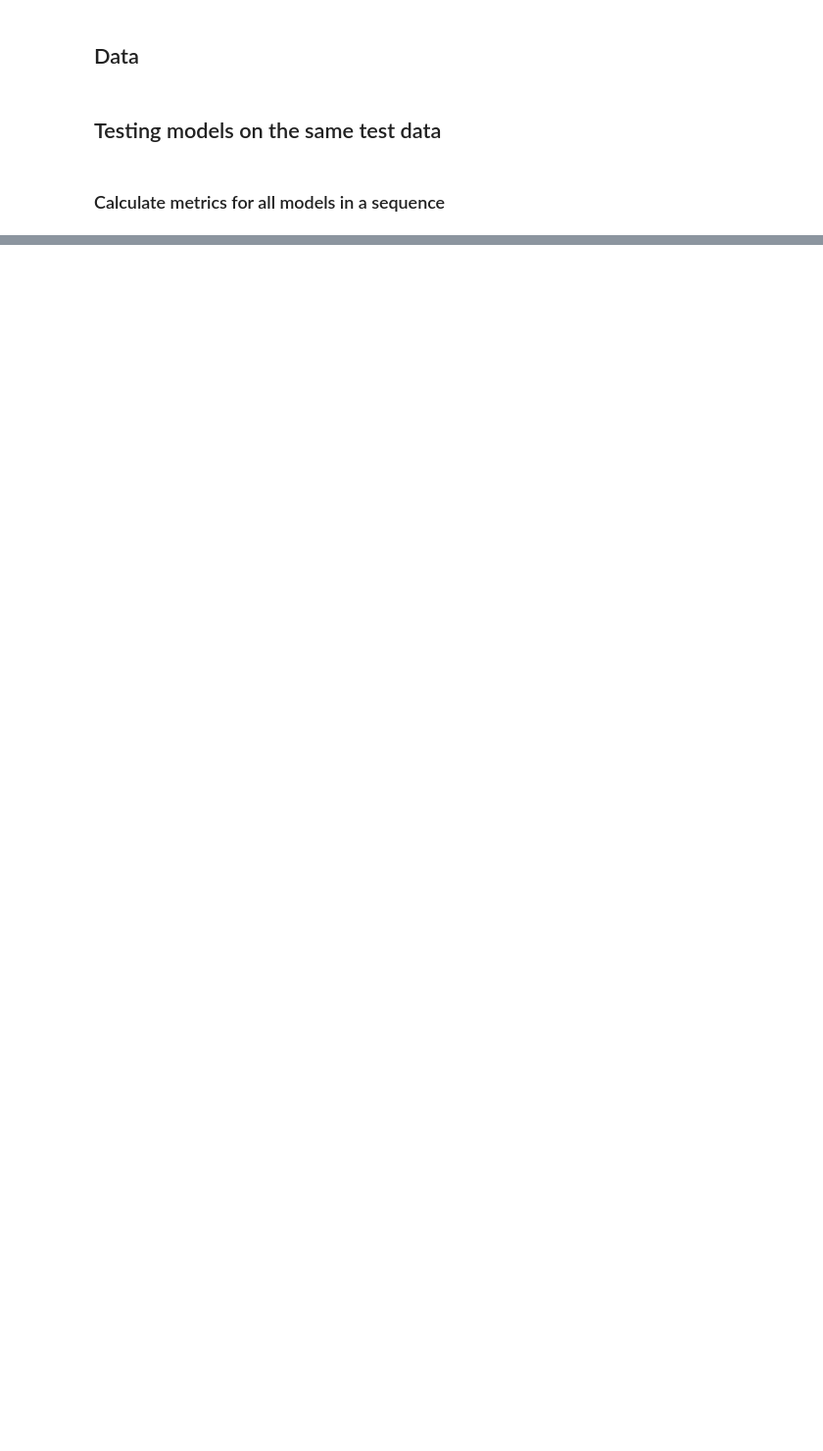
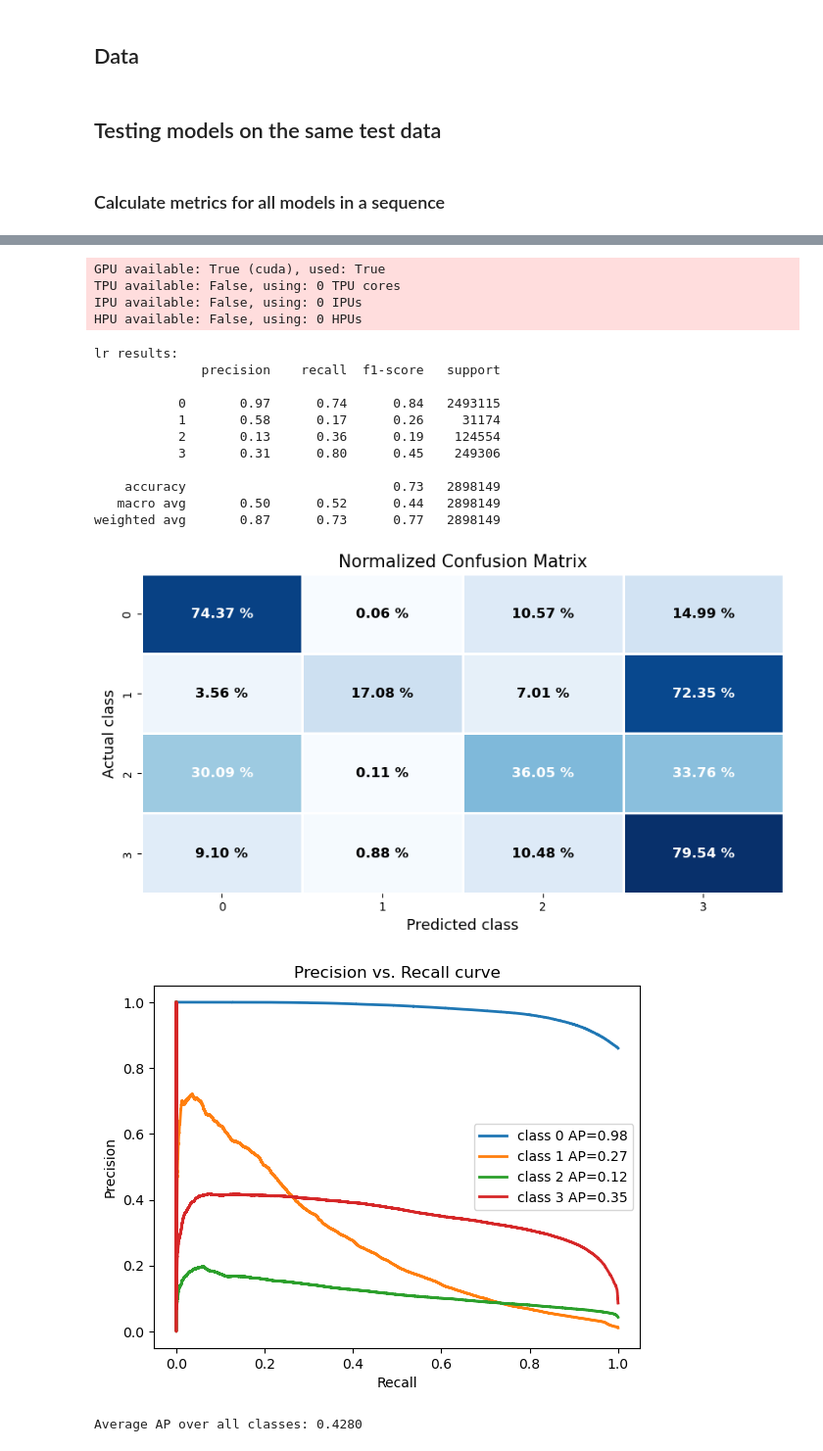
Before and after one commit to makboard/ArableLandSuitability, a Jupyter notebook: models/models_test_metrics.ipynb, the cells around one changed output, grey strips where cells are left out. Shown at 98% size. Cells and saved outputs as stored; diff of their text form; code cells hidden in the pictures; blank space fills up the shorter version.

```diff
--- a/models/models_test_metrics.ipynb
+++ b/models/models_test_metrics.ipynb
@@ -168,0 +48,22 @@ weighted avg       0.80      0.80      0.80    654340
+# %%
+joint_dict = {**clf_dict, **clf_nn_dict}
+y_probs = evaluate_models_on_test_data(joint_dict, X_test, X_test_t, X_lstm, y_test)
+# %% [output]
+GPU available: True (cuda), used: True
+TPU available: False, using: 0 TPU cores
+IPU available: False, using: 0 IPUs
+HPU available: False, using: 0 HPUs
+lr results:
+              precision    recall  f1-score   support
+
+           0       0.97      0.74      0.84   2493115
+           1       0.58      0.17      0.26     31174
+           2       0.13      0.36      0.19    124554
+           3       0.31      0.80      0.45    249306
+
+    accuracy                           0.73   2898149
+   macro avg       0.50      0.52      0.44   2898149
+weighted avg       0.87      0.73      0.77   2898149
+[figure, added]
+[figure, added]
+Average AP over all classes: 0.4280
```
Also changed, not shown: parts of 9 cells of this notebook, 1 other file.
